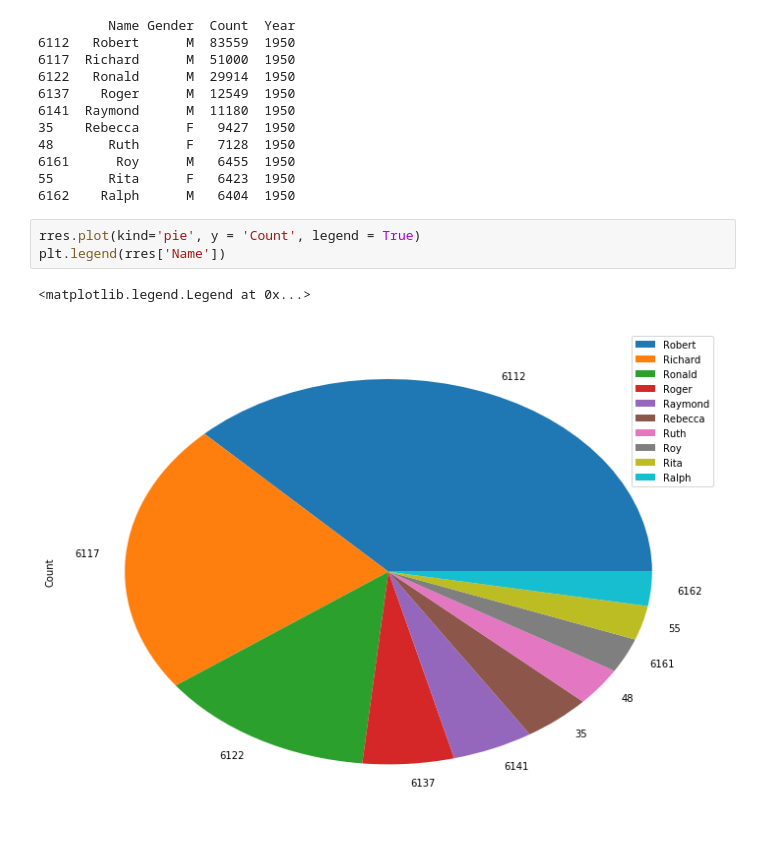
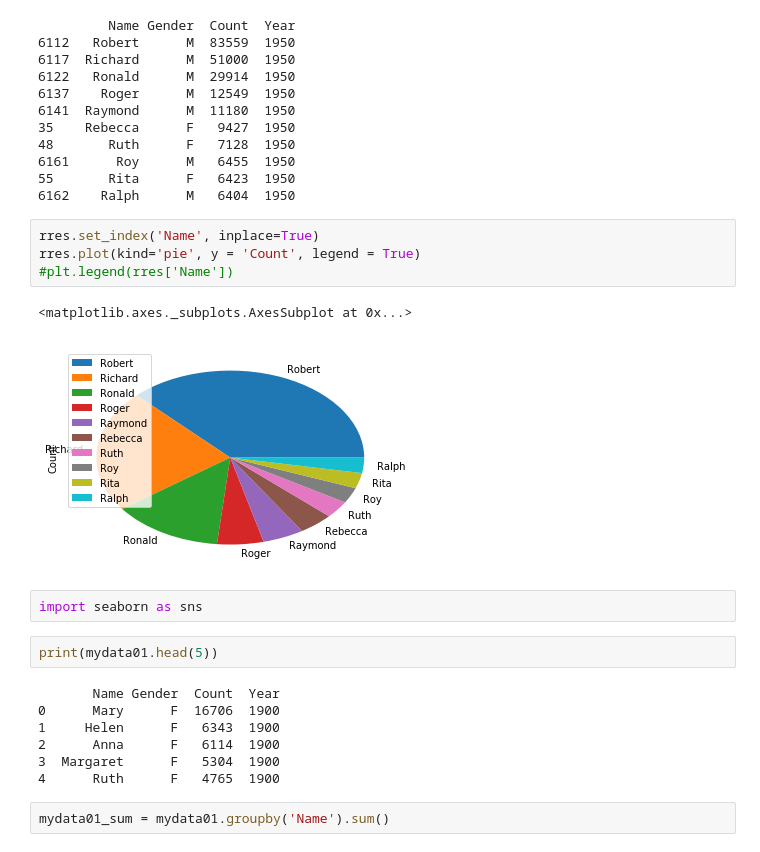
Before and after one commit to passatijy/2.6.Data_analysis.2, a Jupyter notebook: 2.6.Data_analysis.2.ipynb, the cells around one changed output. Cells and saved outputs as stored; diff of their text form.

Commit message:
fixed scatter graf, changed ruth-robert plot

```diff
--- a/2.6.Data_analysis.2.ipynb
+++ b/2.6.Data_analysis.2.ipynb
@@ -151,8 +157,22 @@ print(rres)
 55       Rita      F   6423  1950
 6162    Ralph      M   6404  1950
 # %%
+rres.set_index('Name', inplace=True)
 rres.plot(kind='pie', y = 'Count', legend = True)
-plt.legend(rres['Name'])
+#plt.legend(rres['Name'])
 # %% [output]
-<matplotlib.legend.Legend at 0x...>
+<matplotlib.axes._subplots.AxesSubplot at 0x...>
-[figure, old version]
+[figure, new version]
+# %%
+import seaborn as sns
+# %%
+print(mydata01.head(5))
+# %% [output]
+       Name Gender  Count  Year
+0      Mary      F  16706  1900
+1     Helen      F   6343  1900
+2      Anna      F   6114  1900
+3  Margaret      F   5304  1900
+4      Ruth      F   4765  1900
+# %%
+mydata01_sum = mydata01.groupby('Name').sum()
```
Also changed, not shown: parts of 5 cells of this notebook.
